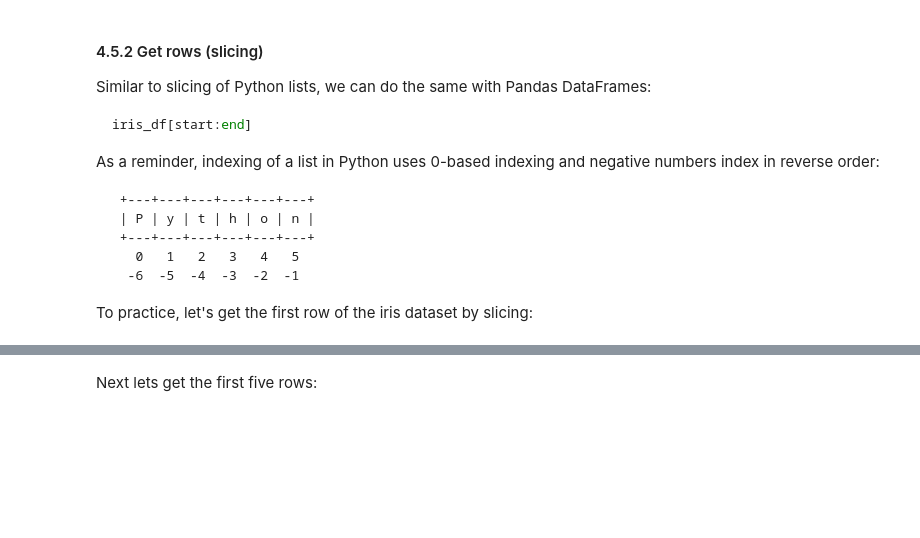
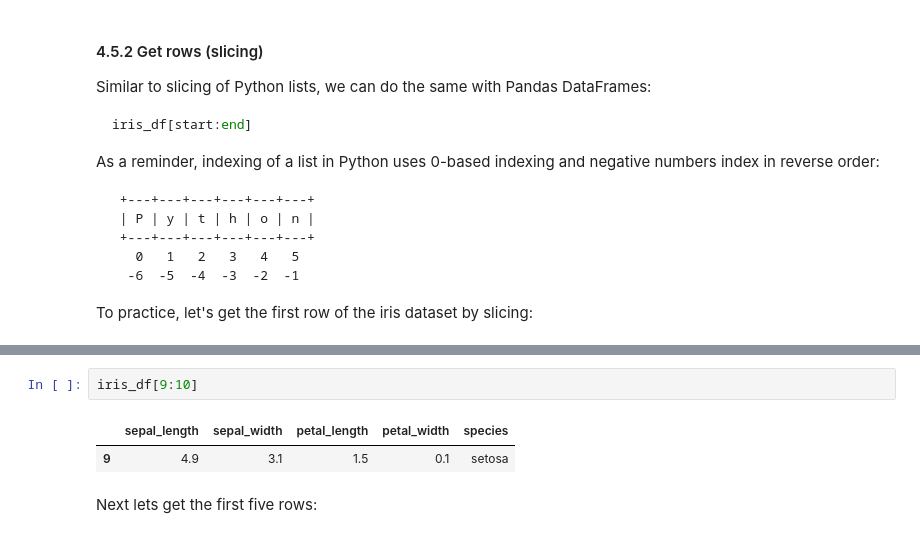
Before and after one commit to ninkuu/Data-Analytics-With-Python, a Jupyter notebook: Module2-Data_Analytics/A03-Pandas_Part1.ipynb, the cells around one changed output, grey strips where cells are left out. Cells and saved outputs as stored; diff of their text form; blank space fills up the shorter version.

```diff
--- a/Module2-Data_Analytics/A03-Pandas_Part1.ipynb
+++ b/Module2-Data_Analytics/A03-Pandas_Part1.ipynb
@@ -471,3 +557,8 @@ iris_df[0:1]
+# %%
+iris_df[9:10]
+# %% [output]
+|  | sepal_length | sepal_width | petal_length | petal_width | species |
+| 9 | 4.9 | 3.1 | 1.5 | 0.1 | setosa |
 # %% [markdown]
 Next lets get the first five rows:
 # %%
```
Also changed, not shown: parts of 33 cells of this notebook.
